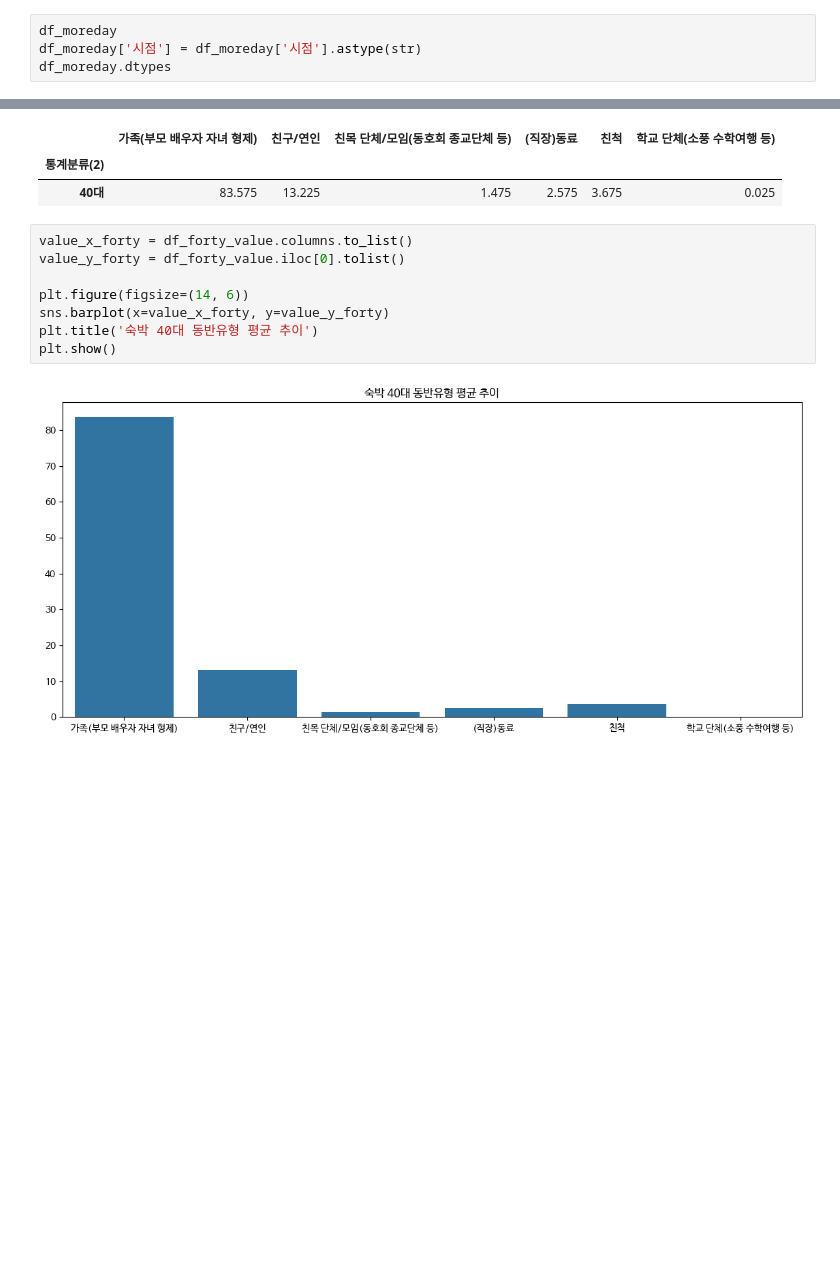
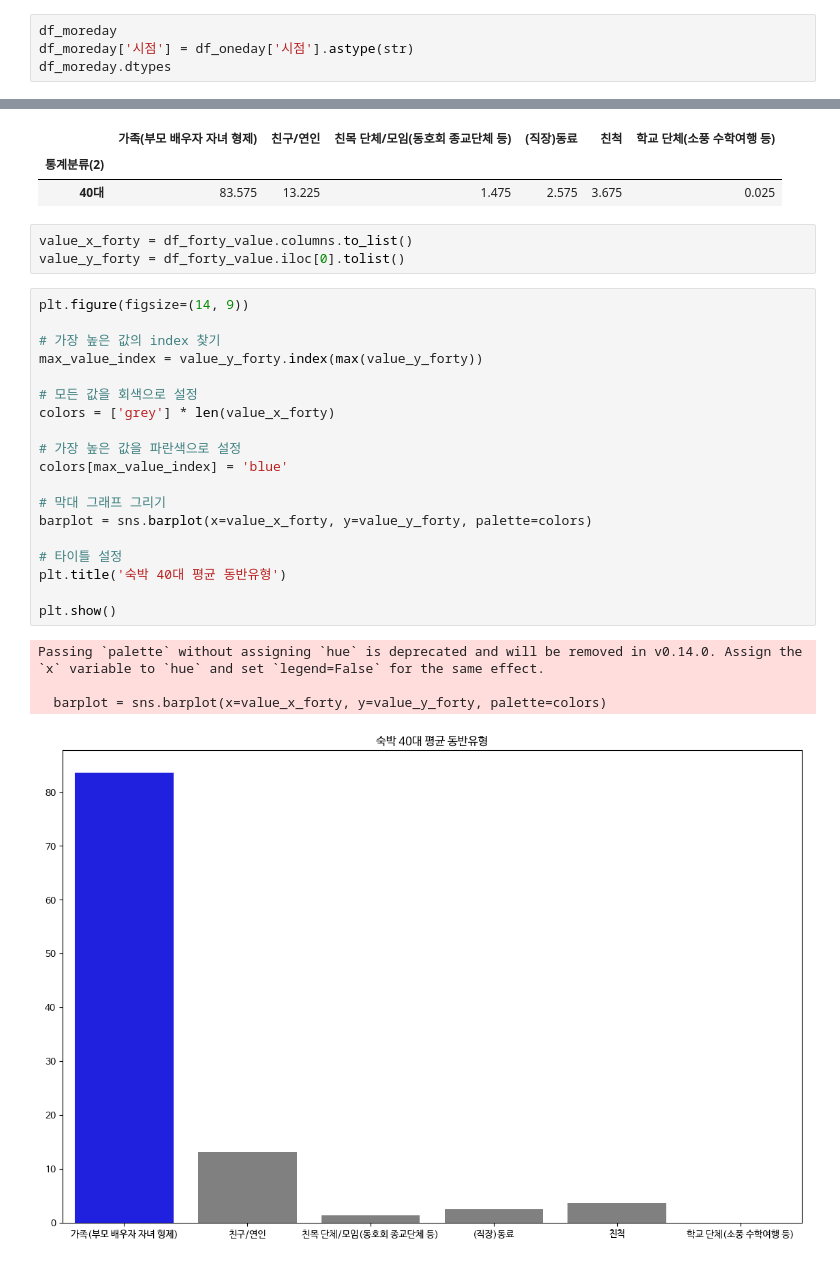
Before and after one commit to nohjuhyeon/AI_LKJ_hubs_fastapi, a Jupyter notebook: data_analysis/persona/sc_persona_result.ipynb, the cells around one changed output, grey strips where cells are left out. Saved outputs shown, nothing was run; the diff lists cells and outputs as text; blank space fills up the shorter version.

```diff
--- a/data_analysis/persona/sc_persona_result.ipynb
+++ b/data_analysis/persona/sc_persona_result.ipynb
@@ -120,6 +133,6 @@ plt.show()
 # %%
 df_moreday
-df_moreday['시점'] = df_moreday['시점'].astype(str)
+df_moreday['시점'] = df_oneday['시점'].astype(str)
 df_moreday.dtypes
 # %% [output]
 시점                       object
@@ -165,13 +178,30 @@ See the caveats in the documentation: https://pandas.pydata.org/pandas-docs/stab
 |  | 가족(부모 배우자 자녀 형제) | 친구/연인 | 친목 단체/모임(동호회 종교단체 등) | (직장)동료 | 친척 | 학교 단체(소풍 수학여행 등) |
 | 통계분류(2) |  |  |  |  |  |  |
 | 40대 | 83.575 | 13.225 | 1.475 | 2.575 | 3.675 | 0.025 |
+# %%
+value_x_forty = df_forty_value.columns.to_list()
+value_y_forty = df_forty_value.iloc[0].tolist()
 # %%
-value_x_forty = df_forty_value.columns.to_list()
-value_y_forty = df_forty_value.iloc[0].tolist()
+plt.figure(figsize=(14, 9))
 
-plt.figure(figsize=(14, 6))
-sns.barplot(x=value_x_forty, y=value_y_forty)
-plt.title('숙박 40대 동반유형 평균 추이')
+# 가장 높은 값의 index 찾기
+max_value_index = value_y_forty.index(max(value_y_forty))
+
+# 모든 값을 회색으로 설정
+colors = ['grey'] * len(value_x_forty)
+
+# 가장 높은 값을 파란색으로 설정
+colors[max_value_index] = 'blue'
+
+# 막대 그래프 그리기
+barplot = sns.barplot(x=value_x_forty, y=value_y_forty, palette=colors)
+
+# 타이틀 설정
+plt.title('숙박 40대 평균 동반유형')
+
 plt.show()
 # %% [output]
+Passing `palette` without assigning `hue` is deprecated and will be removed in v0.14.0. Assign the `x` variable to `hue` and set `legend=False` for the same effect.
+
+  barplot = sns.barplot(x=value_x_forty, y=value_y_forty, palette=colors)
-[figure, old version]
+[figure, new version]
```
Also changed, not shown: parts of 4 cells of this notebook.
